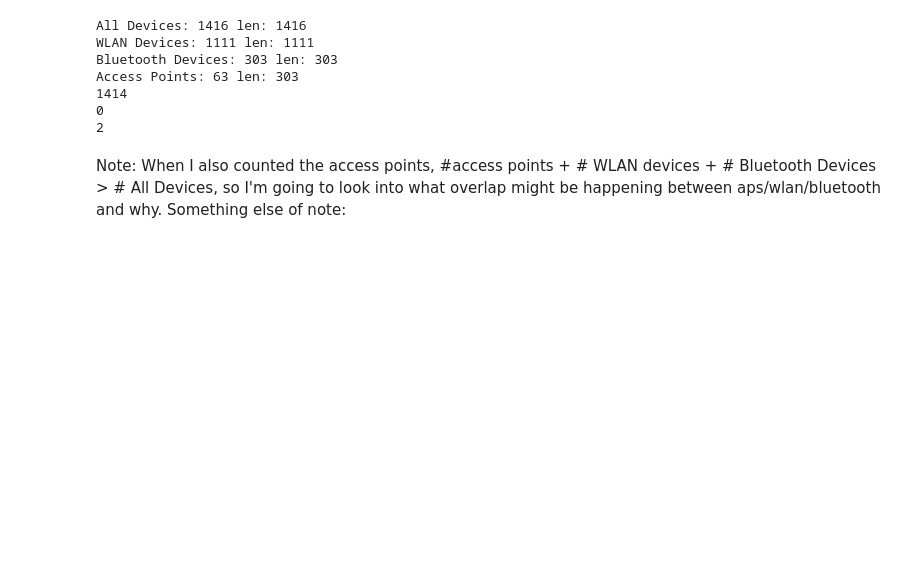
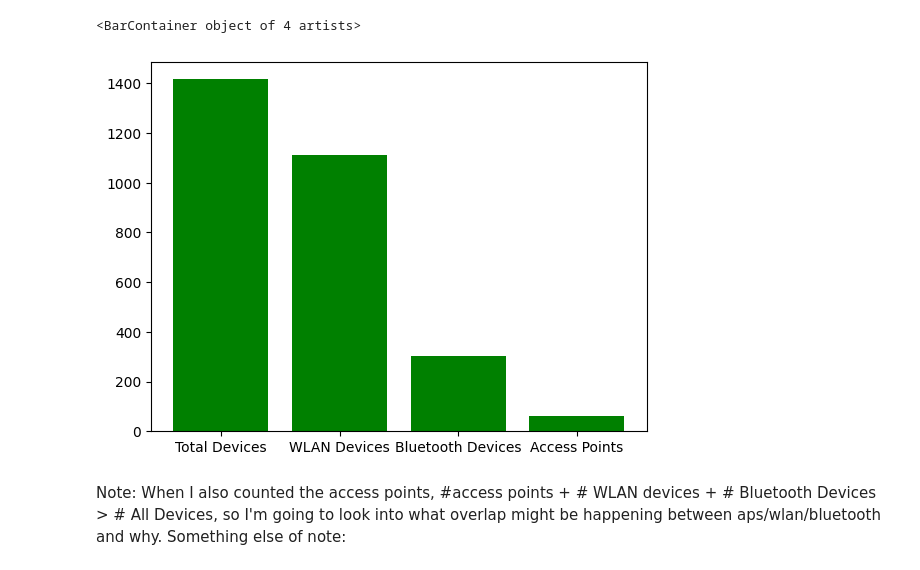
Before and after one commit to anrath/nerve-dashboard, a Jupyter notebook: nicki/summary-stats.ipynb, the cells around one changed output. Drawn from its saved outputs; the diff is of its cells as text; code cells hidden in the pictures; blank space fills up the shorter version.

```diff
--- a/nicki/summary-stats.ipynb
+++ b/nicki/summary-stats.ipynb
@@ -1,6 +1,8 @@
 # %%
 from pyvis.network import Network
 from functools import reduce
+import numpy as np
+import matplotlib.pyplot as plt
 import pandas as pd
 import json
 
@@ -25,6 +27,10 @@ all_df = pd.DataFrame()
 all_count = 0
 
 for device in all:
+    try:
+        x = [device['dot11.device']['dot11.device.probed_ssid_map'][0]['dot11.probedssid.ssid']]
+    except KeyError:
+        x = "None"
     all_data = {
         "key": [device['kismet.device.base.key']],
         "device_name": [device['kismet.device.base.name']],
@@ -35,13 +41,14 @@ for device in all:
         "channel": [device['kismet.device.base.channel']],
         "first_seen": [device['kismet.device.base.first_time']],
         "last_seen": [device['kismet.device.base.last_time']],
-        "server_uuid": [device['kismet.server.uuid']]
+        "server_uuid": [device['kismet.server.uuid']],
+        "network": x
     }
     all_count += 1
 
     all_df = pd.concat([all_df, pd.DataFrame(all_data)], ignore_index=True)
 
-print("All Devices:", all_count, "len:", len(all_df))
+#print("All Devices:", all_count, "len:", len(all_df))
 
 # Collecting info on wlan devices
 wlan_df = pd.DataFrame()
@@ -49,6 +56,10 @@ wlan_df = pd.DataFrame()
 wlan_count = 0
 
 for device in wlan:
+    try:
+        x = [device['dot11.device']['dot11.device.probed_ssid_map'][0]['dot11.probedssid.ssid']]
+    except KeyError:
+        x = "None"
     wlan_data = {
         "key": [device['kismet.device.base.key']],
         "device_name": [device['kismet.device.base.name']],
@@ -59,13 +70,14 @@ for device in wlan:
         "channel": [device['kismet.device.base.channel']],
         "first_seen": [device['kismet.device.base.first_time']],
         "last_seen": [device['kismet.device.base.last_time']],
-        "server_uuid": [device['kismet.server.uuid']]
+        "server_uuid": [device['kismet.server.uuid']],
+        "network": x
     }
     wlan_count += 1
 
     wlan_df = pd.concat([wlan_df, pd.DataFrame(wlan_data)], ignore_index=True)
 
-print("WLAN Devices:", wlan_count, "len:", len(wlan_df))
+#print("WLAN Devices:", wlan_count, "len:", len(wlan_df))
 
 # Collecting info on bluetooth devices
 blue_df = pd.DataFrame()
@@ -89,7 +101,7 @@ for device in blue:
 
     blue_df = pd.concat([blue_df, pd.DataFrame(blue_data)], ignore_index=True)
 
-print("Bluetooth Devices:", blue_count, "len:", len(blue_df))
+#print("Bluetooth Devices:", blue_count, "len:", len(blue_df))
 
 # Collecting info on access points
 aps_df = pd.DataFrame()
@@ -113,7 +125,7 @@ for device in aps:
 
     aps_df = pd.concat([aps_df, pd.DataFrame(aps_data)], ignore_index=True)
 
-print("Access Points:", aps_count, "len:", len(blue_df))
+#print("Access Points:", aps_count, "len:", len(aps_df))
 
 
 # Finding intersecting elements
@@ -122,26 +134,27 @@ print("Access Points:", aps_count, "len:", len(blue_df))
 #reduce(set.union, map(set, [aps_df.macaddr, wlan_df.macaddr, blue_df.macaddr]))
 #reduce(set, [all_df])
 #list(reduce(set.intersection, map(set, [aps_df.macaddr, wlan_df.macaddr])))
-a = set(aps_df.macaddr)
-b = set(wlan_df.macaddr)
-c = set(blue_df.macaddr)
-d = set(all_df.macaddr)
-e = reduce(set.union, [a,b,c])
-f = reduce(set.difference, [d, e])
-print(len(e))
-print(len(reduce(set.difference, [b, d])))
-list(f)
-print(len(f))
+# a = set(aps_df.macaddr)
+# b = set(wlan_df.macaddr)
+# c = set(blue_df.macaddr)
+# d = set(all_df.macaddr)
+# e = reduce(set.union, [a,b,c])
+# f = reduce(set.difference, [d, e])
+# print(len(e))
+# print(len(reduce(set.difference, [b, d])))
+# list(f)
+# print(len(f))
 #g = d.issuperset(e)
 #print(g)
-# %% [output]
-All Devices: 1416 len: 1416
-WLAN Devices: 1111 len: 1111
-Bluetooth Devices: 303 len: 303
-Access Points: 63 len: 303
-1414
-0
-2
+# %%
+devs = ['Total Devices', 'WLAN Devices', 'Bluetooth Devices', 'Access Points']
+devs_counts = [len(all_df), len(wlan_df), len(blue_df), len(aps_df)]
+x = np.char.array(devs)
+y = np.array(devs_counts)
+fig = plt.bar(x, y, color='green')
+# %% [output]
+<BarContainer object of 4 artists>
+[figure, added]
 # %% [markdown]
 Note: When I also counted the access points, #access points + # WLAN devices + # Bluetooth Devices > # All Devices,
 so I'm going to look into what overlap might be happening between aps/wlan/bluetooth and why.
```
Also changed, not shown: parts of 4 cells of this notebook, 6 other files.
